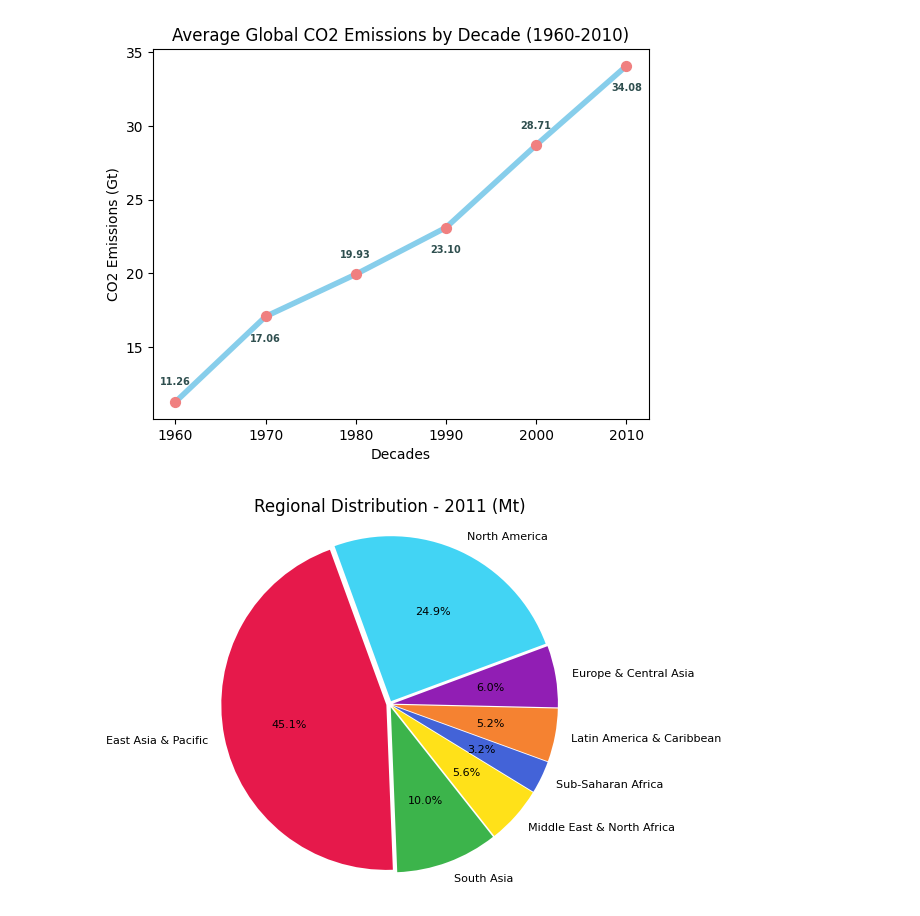
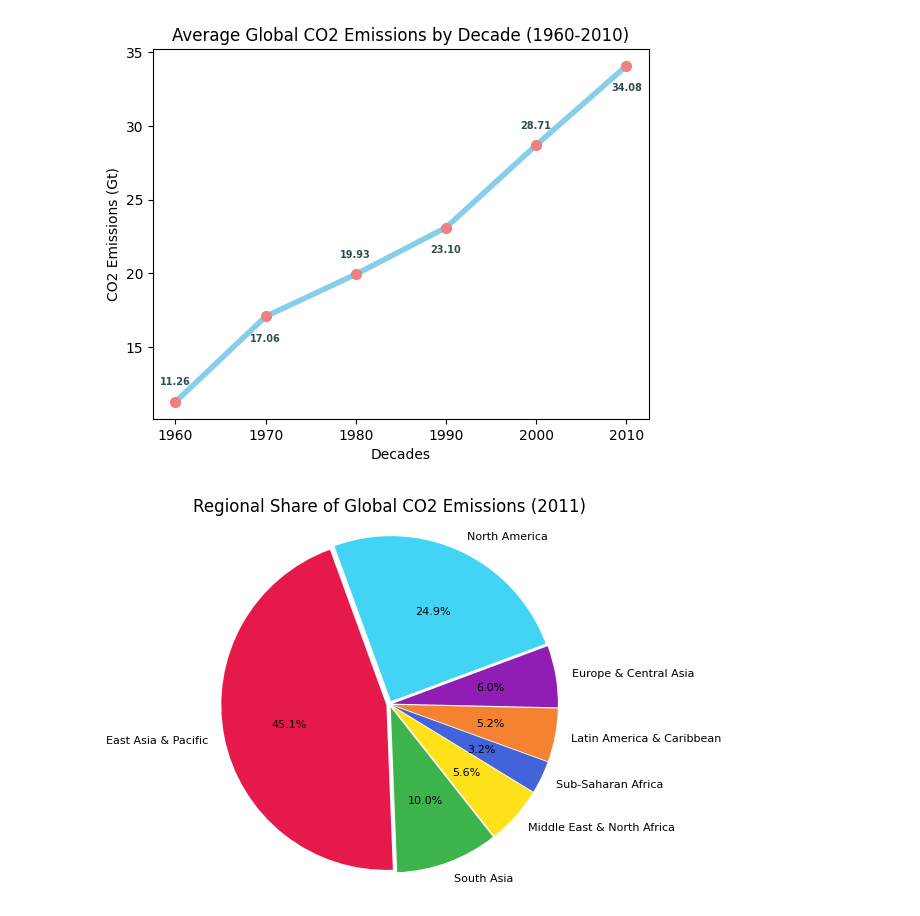
Before and after one commit to sanaullah525/Global-CO2-Emissions-Data-Analysis-Project, a Jupyter notebook: datapr.ipynb, the cells around one changed output. Saved outputs shown, nothing was run; the diff lists cells and outputs as text; code cells hidden in the pictures.

```diff
--- a/datapr.ipynb
+++ b/datapr.ipynb
@@ -463,22 +463,22 @@ Text(0, 0.5, 'CO2 Emissions (Gt)')
 # %%
 # Pie chart for Regional share of Global Emissions.
 
 # Accessing the Regional Emissions in 2011.
 
 ge11= dataf.loc[dataf['Country Name']== 'World', '2011'].values[0]/1000
 
 are_df= agg_df[["Region", "2011 (Mt)"]]
 are_df["Regional Share"]= (are_df["2011 (Mt)"]/ge11)*100
 are_df
-colors = ['#E6194B', "#3CB44B", "#FFE119",
+slicecolors = ['#E6194B', "#3CB44B", "#FFE119",
          "#4363D8", "#F58231", "#911EB4", "#42D4F4"]
 
 plt.pie(are_df["Regional Share"], labels= are_df["Region"],
          startangle= 110, autopct= '%1.1f%%',
-        colors=colors, explode=[0.02]*len(agg_df),
+        colors=slicecolors, explode=[0.02]*len(agg_df),
         textprops= {'fontsize': 8})
 plt.axis('equal')
-plt.title('Regional Distribution - 2011 (Mt)')
+plt.title('Regional Share of Global CO2 Emissions (2011)')
 plt.show()
 # %% [output]
-[figure, old version]
+[figure, new version]
```
Also changed, not shown: parts of 1 cell of this notebook.
